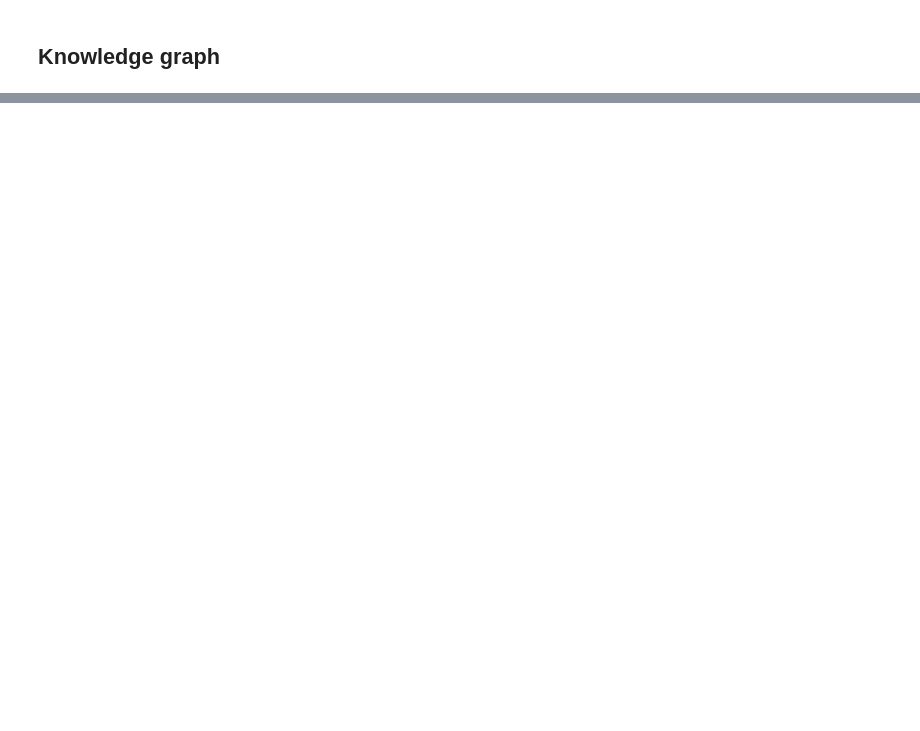
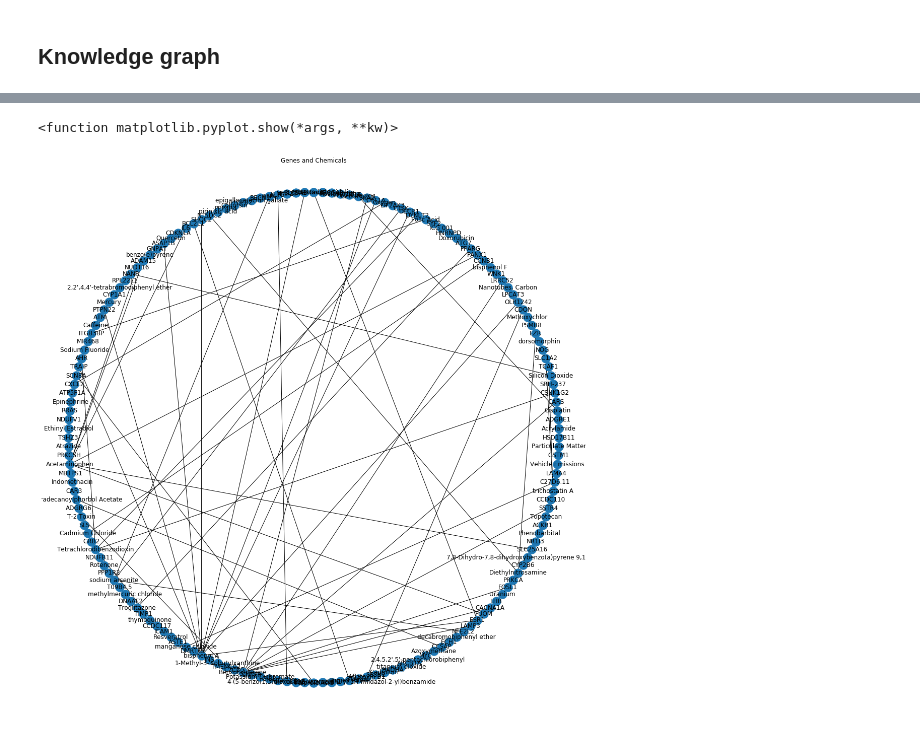
Before and after one commit to xin-gu/IU_PRIDE-Parkinson-s-Research-through-Integrative-Data-Experiments, a Jupyter notebook: PRIDE.ipynb, the cells around one changed output, grey strips where cells are left out. Drawn from its saved outputs; the diff is of its cells as text; code cells hidden in the pictures; blank space fills up the shorter version.

```diff
--- a/PRIDE.ipynb
+++ b/PRIDE.ipynb
@@ -290,0 +391,9 @@ nx.draw_shell(G, with_labels=True)
+# %%
+figure(figsize = (15,15))
+nx.draw_shell(G, with_labels = True)
+plt.title("Genes and Chemicals")
+plt.axis("off")
+plt.show
+# %% [output]
+<function matplotlib.pyplot.show(*args, **kw)>
+[figure, added]
```
Also changed, not shown: parts of 20 cells of this notebook.
